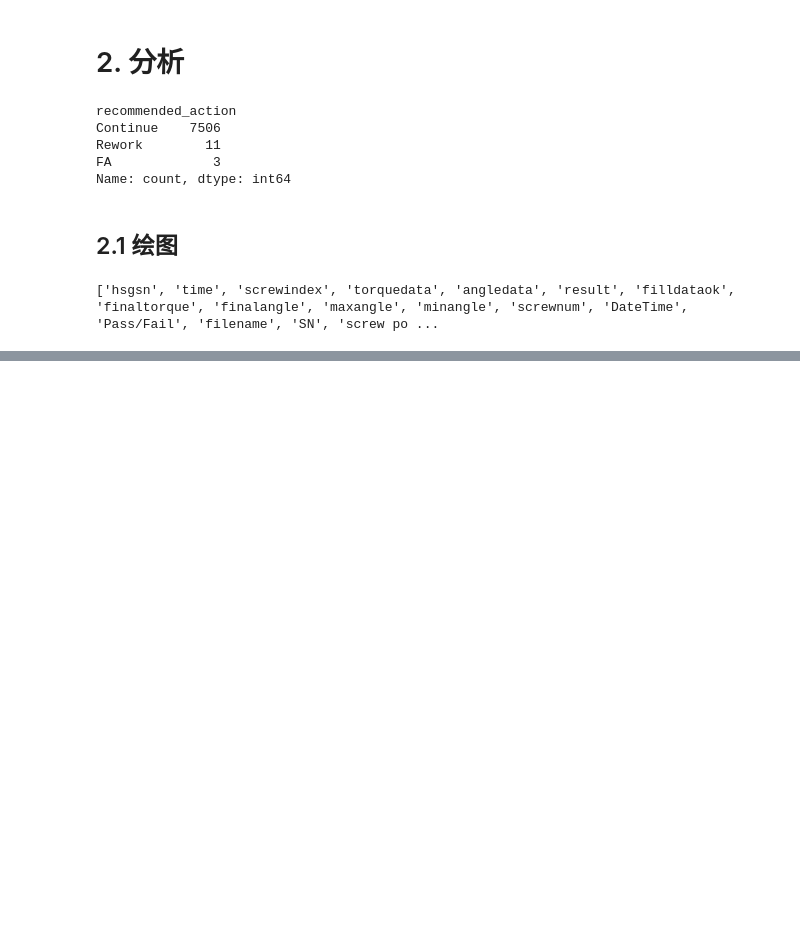
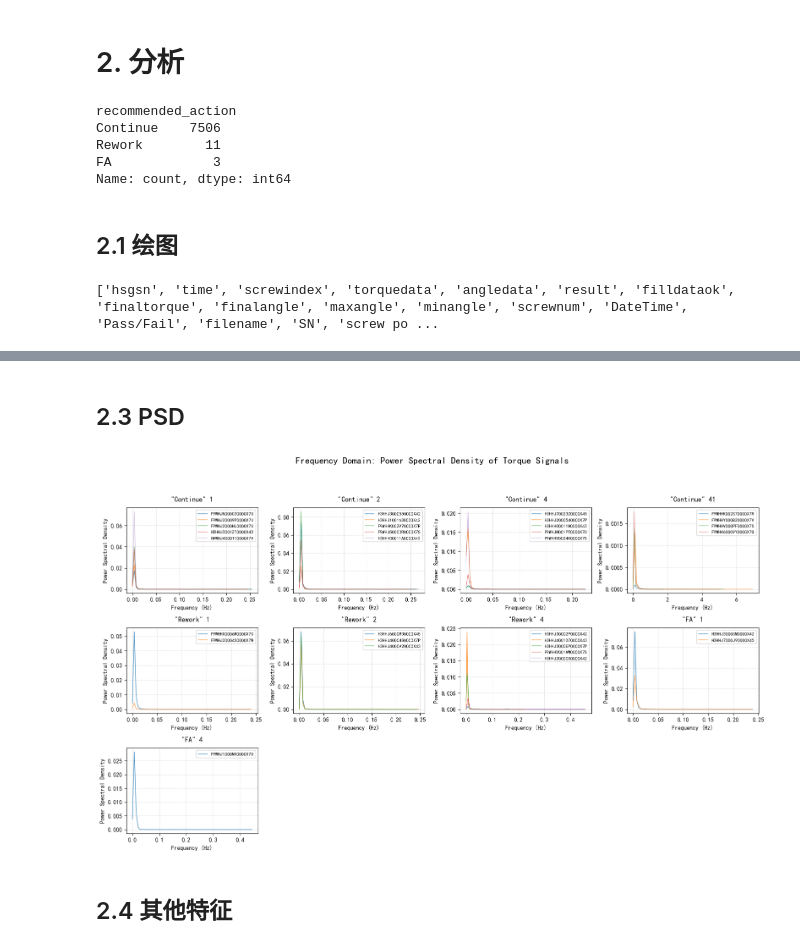
Before and after one commit to Xiaomut/apple, a Jupyter notebook: notebooks/ini.ipynb, the cells around one changed output, grey strips where cells are left out. Drawn from its saved outputs; the diff is of its cells as text; code cells hidden in the pictures; blank space fills up the shorter version.

```diff
--- a/notebooks/ini.ipynb
+++ b/notebooks/ini.ipynb
@@ -199,0 +282,5 @@ plot_comparison(valid_groups, grouped, screw_order, random_state=2)
+# %%
+valid_groups, grouped = getValidGroups()
+plot_comparison_freq(valid_groups, grouped, screw_order, random_state=np.random.randint(1, 10000))
+# %% [markdown]
+## 2.3 PSD
@@ -199,0 +372,8 @@ plot_comparison(valid_groups, grouped, screw_order, random_state=2)
+# %%
+valid_groups, grouped = getValidGroups()
+np.random.seed(1)
+plot_comparison_psd(valid_groups, grouped, screw_order, random_state=11)
+# %% [output]
+[figure, added]
+# %% [markdown]
+## 2.4 其他特征
```
Also changed, not shown: parts of 30 cells of this notebook, 1 other file.
